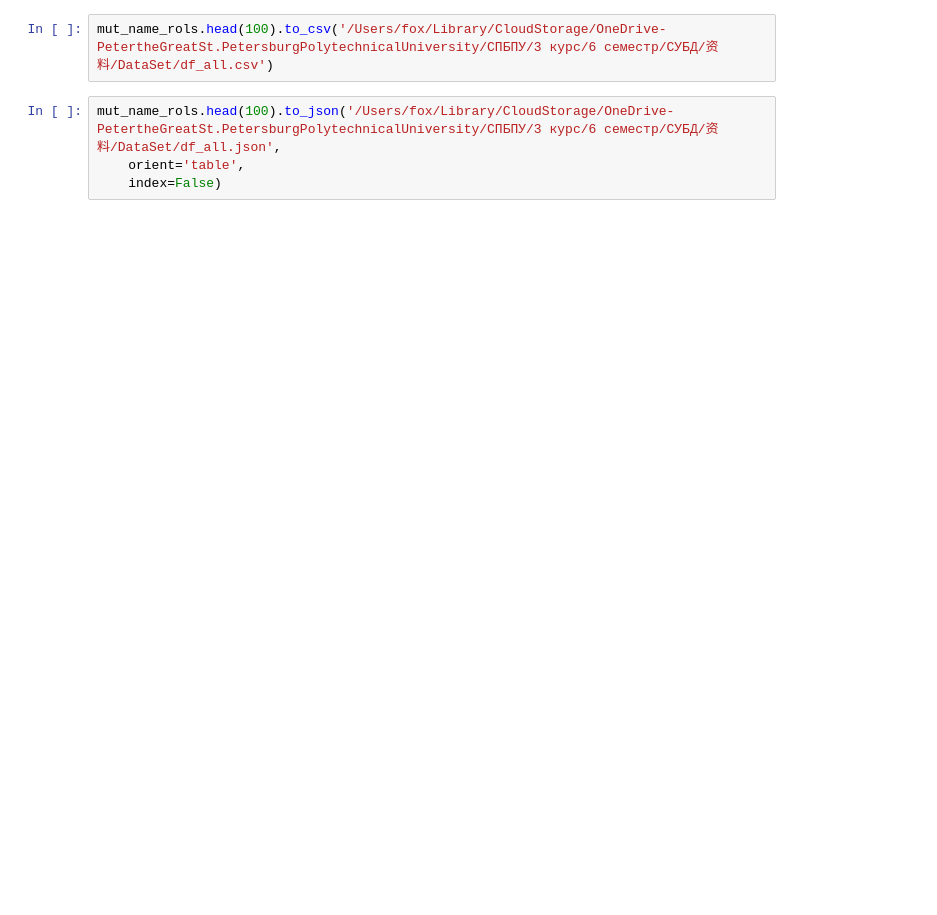
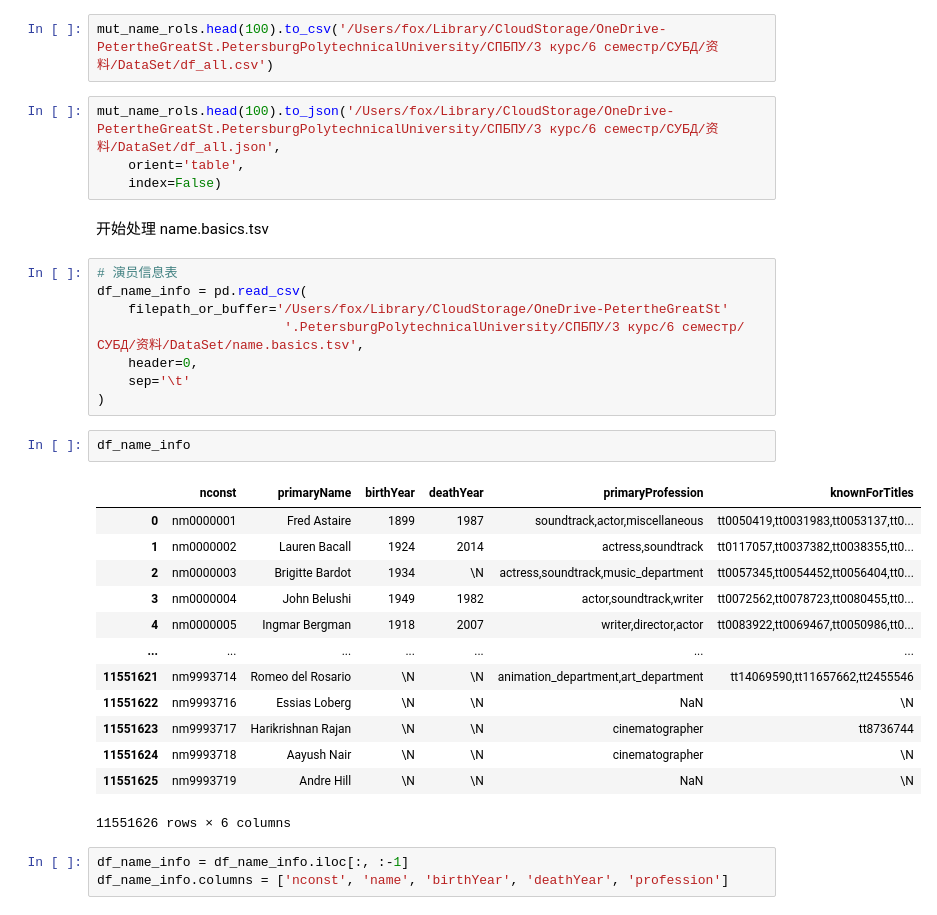
Before and after one commit to NekoSilverFox/PostgreSQL-SPbSTU, a Jupyter notebook: lab3.2/IMDB 数据处理/处理测试.ipynb, the cells around one changed output. Cells and saved outputs as stored; diff of their text form; blank space fills up the shorter version.

```diff
--- a/lab3.2/IMDB 数据处理/处理测试.ipynb
+++ b/lab3.2/IMDB 数据处理/处理测试.ipynb
@@ -198,3 +185,32 @@ mut_name_rols.head(100).to_csv('/Users/fox/Library/CloudStorage/OneDrive-Peterth
 mut_name_rols.head(100).to_json('/Users/fox/Library/CloudStorage/OneDrive-PetertheGreatSt.PetersburgPolytechnicalUniversity/СПБПУ/3 курс/6 семестр/СУБД/资料/DataSet/df_all.json',
     orient='table',
     index=False)
+# %% [markdown]
+开始处理 name.basics.tsv
+# %%
+# 演员信息表
+df_name_info = pd.read_csv(
+    filepath_or_buffer='/Users/fox/Library/CloudStorage/OneDrive-PetertheGreatSt'
+                        '.PetersburgPolytechnicalUniversity/СПБПУ/3 курс/6 семестр/СУБД/资料/DataSet/name.basics.tsv',
+    header=0,
+    sep='\t'
+)
+# %%
+df_name_info
+# %% [output]
+|  | nconst | primaryName | birthYear | deathYear | primaryProfession | knownForTitles |
+| 0 | nm0000001 | Fred Astaire | 1899 | 1987 | soundtrack,actor,miscellaneous | tt0050419,tt0031983,tt0053137,tt0... |
+| 1 | nm0000002 | Lauren Bacall | 1924 | 2014 | actress,soundtrack | tt0117057,tt0037382,tt0038355,tt0... |
+| 2 | nm0000003 | Brigitte Bardot | 1934 | \N | actress,soundtrack,music_department | tt0057345,tt0054452,tt0056404,tt0... |
+| 3 | nm0000004 | John Belushi | 1949 | 1982 | actor,soundtrack,writer | tt0072562,tt0078723,tt0080455,tt0... |
+| 4 | nm0000005 | Ingmar Bergman | 1918 | 2007 | writer,director,actor | tt0083922,tt0069467,tt0050986,tt0... |
+| ... | ... | ... | ... | ... | ... | ... |
+| 11551621 | nm9993714 | Romeo del Rosario | \N | \N | animation_department,art_department | tt14069590,tt11657662,tt2455546 |
+| 11551622 | nm9993716 | Essias Loberg | \N | \N | NaN | \N |
+| 11551623 | nm9993717 | Harikrishnan Rajan | \N | \N | cinematographer | tt8736744 |
+| 11551624 | nm9993718 | Aayush Nair | \N | \N | cinematographer | \N |
+| 11551625 | nm9993719 | Andre Hill | \N | \N | NaN | \N |
+11551626 rows × 6 columns
+# %%
+df_name_info = df_name_info.iloc[:, :-1]
+df_name_info.columns = ['nconst', 'name', 'birthYear', 'deathYear', 'profession']
```
Also changed, not shown: parts of 7 cells of this notebook, 1 other file.
